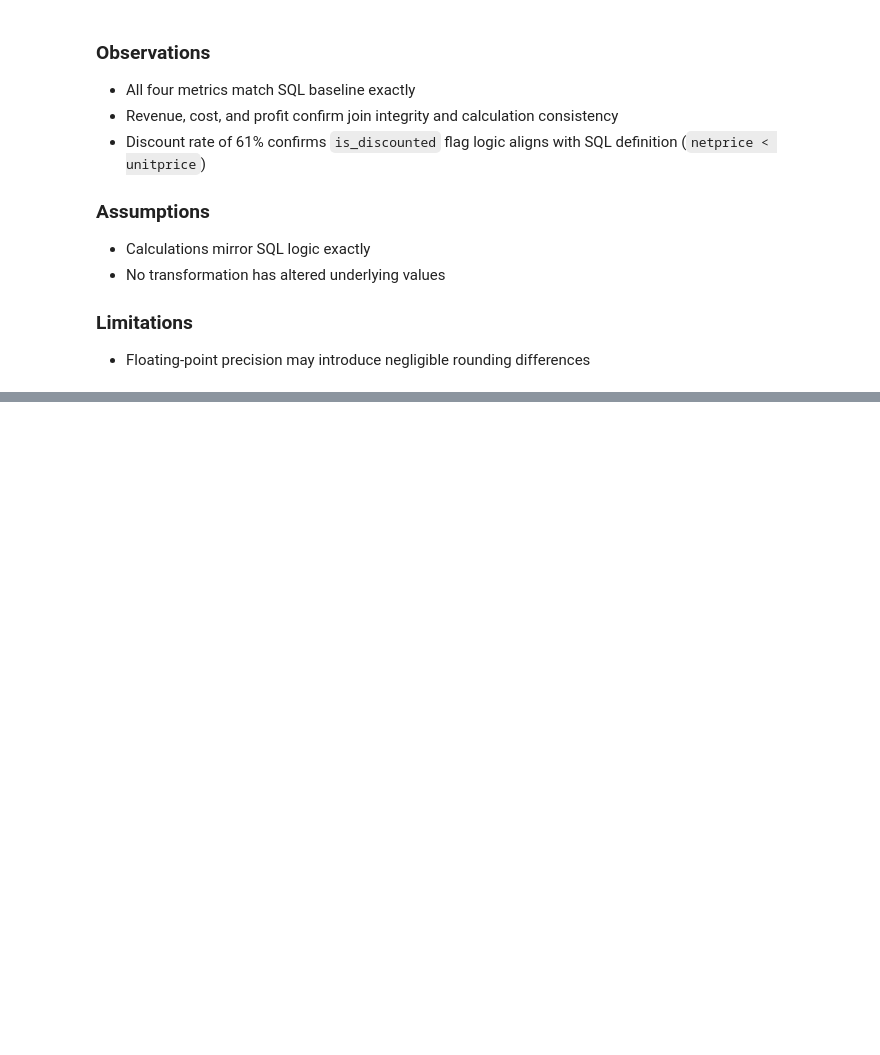
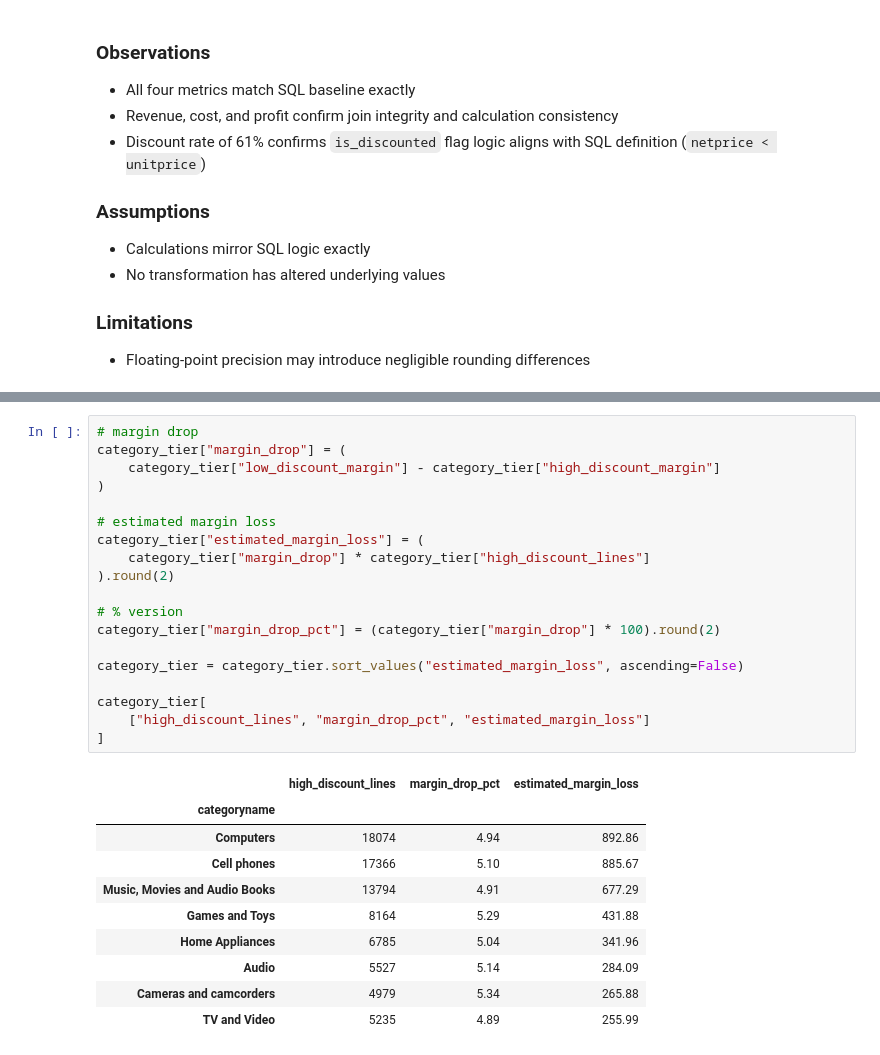
Before and after one commit to zeeshan-akram-ds/retail-discount-profitability-audit, a Jupyter notebook: python/01_data_preparation_and_validation.ipynb, the cells around one changed output, grey strips where cells are left out. Drawn from its saved outputs; the diff is of its cells as text; blank space fills up the shorter version.

```diff
--- a/python/01_data_preparation_and_validation.ipynb
+++ b/python/01_data_preparation_and_validation.ipynb
@@ -319,0 +515,30 @@ Discount %: 61.13
+# %%
+# margin drop
+category_tier["margin_drop"] = (
+    category_tier["low_discount_margin"] - category_tier["high_discount_margin"]
+)
+
+# estimated margin loss
+category_tier["estimated_margin_loss"] = (
+    category_tier["margin_drop"] * category_tier["high_discount_lines"]
+).round(2)
+
+# % version
+category_tier["margin_drop_pct"] = (category_tier["margin_drop"] * 100).round(2)
+
+category_tier = category_tier.sort_values("estimated_margin_loss", ascending=False)
+
+category_tier[
+    ["high_discount_lines", "margin_drop_pct", "estimated_margin_loss"]
+]
+# %% [output]
+|  | high_discount_lines | margin_drop_pct | estimated_margin_loss |
+| categoryname |  |  |  |
+| Computers | 18074 | 4.94 | 892.86 |
+| Cell phones | 17366 | 5.10 | 885.67 |
+| Music, Movies and Audio Books | 13794 | 4.91 | 677.29 |
+| Games and Toys | 8164 | 5.29 | 431.88 |
+| Home Appliances | 6785 | 5.04 | 341.96 |
+| Audio | 5527 | 5.14 | 284.09 |
+| Cameras and camcorders | 4979 | 5.34 | 265.88 |
+| TV and Video | 5235 | 4.89 | 255.99 |
```
Also changed, not shown: parts of 15 cells of this notebook.
